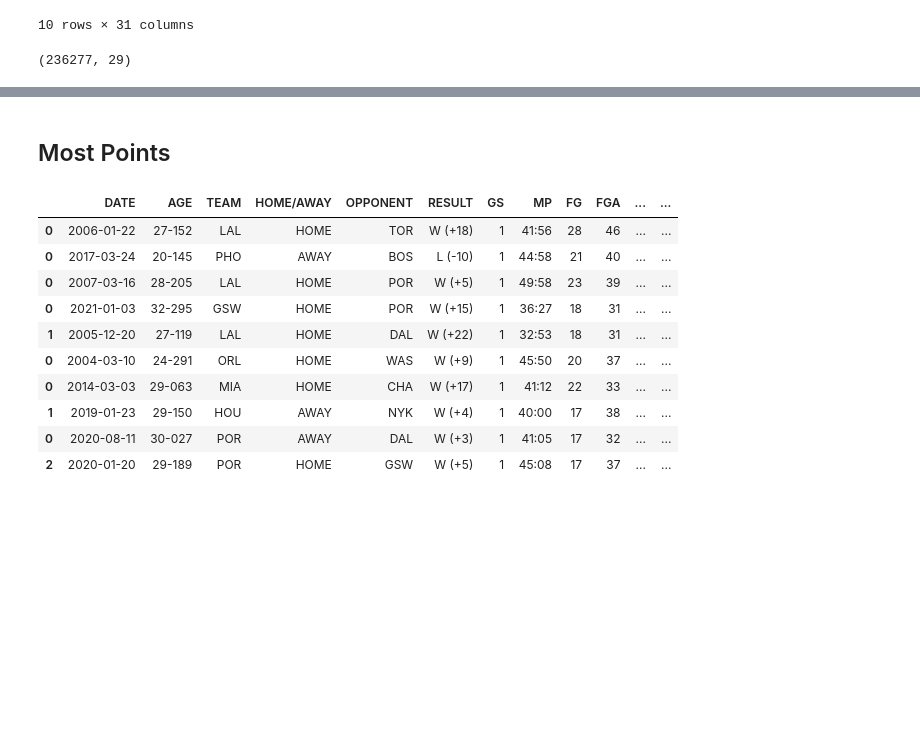
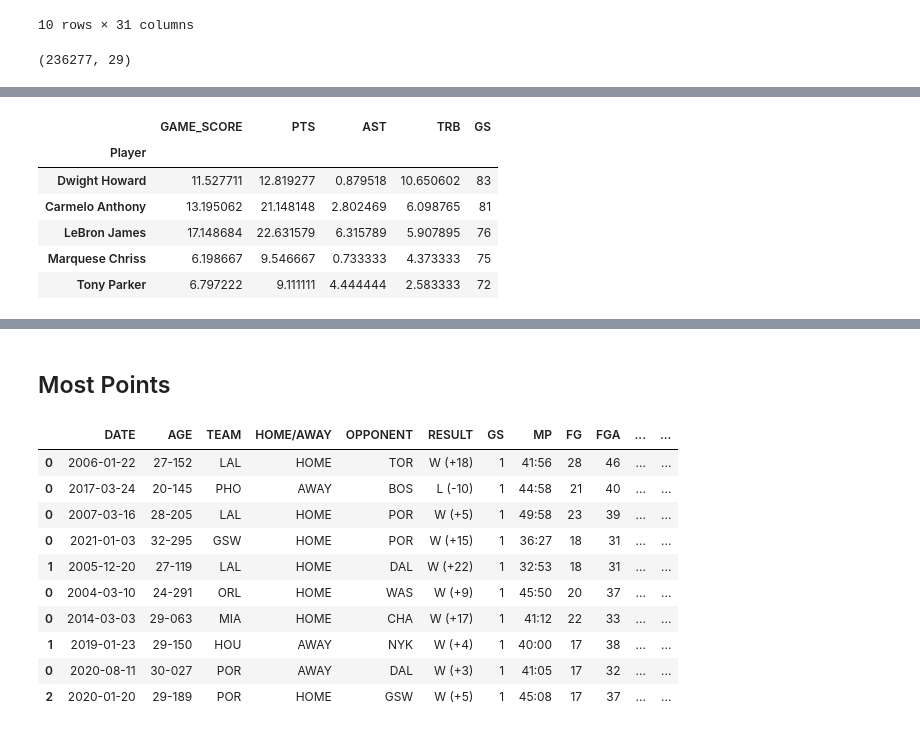
Before and after one commit to bme3412/Python, a Jupyter notebook: Projects/Basketball_reference/NBA_Age_TimeSeries.ipynb, the cells around one changed output, grey strips where cells are left out. Drawn from its saved outputs; the diff is of its cells as text; code cells hidden in the pictures; blank space fills up the shorter version.

```diff
--- a/Projects/Basketball_reference/NBA_Age_TimeSeries.ipynb
+++ b/Projects/Basketball_reference/NBA_Age_TimeSeries.ipynb
@@ -1351,0 +1226,18 @@ NBA_2000_23_grp.sort_values(['GS', 'GAME_SCORE'], ascending=False)
+# %%
+NBA_since_2000_19yr = NBA_since_2000[NBA_since_2000['Years']== '19']
+NBA_since_2000_19yr.head()
+NBA_2000_19_grp = NBA_since_2000_19yr.groupby('Player').agg({'GAME_SCORE': 'mean',
+                                          'PTS': 'mean', 'AST':'mean',
+                                          'TRB':'mean', 'GS': 'count',
+                                                            })
+NBA_2000_19_grp = NBA_2000_19_grp.sort_values(['GS', 'GAME_SCORE'], ascending=False)
+# %%
+NBA_2000_19_grp.head()
+# %% [output]
+|  | GAME_SCORE | PTS | AST | TRB | GS |
+| Player |  |  |  |  |  |
+| Dwight Howard | 11.527711 | 12.819277 | 0.879518 | 10.650602 | 83 |
+| Carmelo Anthony | 13.195062 | 21.148148 | 2.802469 | 6.098765 | 81 |
+| LeBron James | 17.148684 | 22.631579 | 6.315789 | 5.907895 | 76 |
+| Marquese Chriss | 6.198667 | 9.546667 | 0.733333 | 4.373333 | 75 |
+| Tony Parker | 6.797222 | 9.111111 | 4.444444 | 2.583333 | 72 |
```
Also changed, not shown: parts of 29 cells of this notebook.
